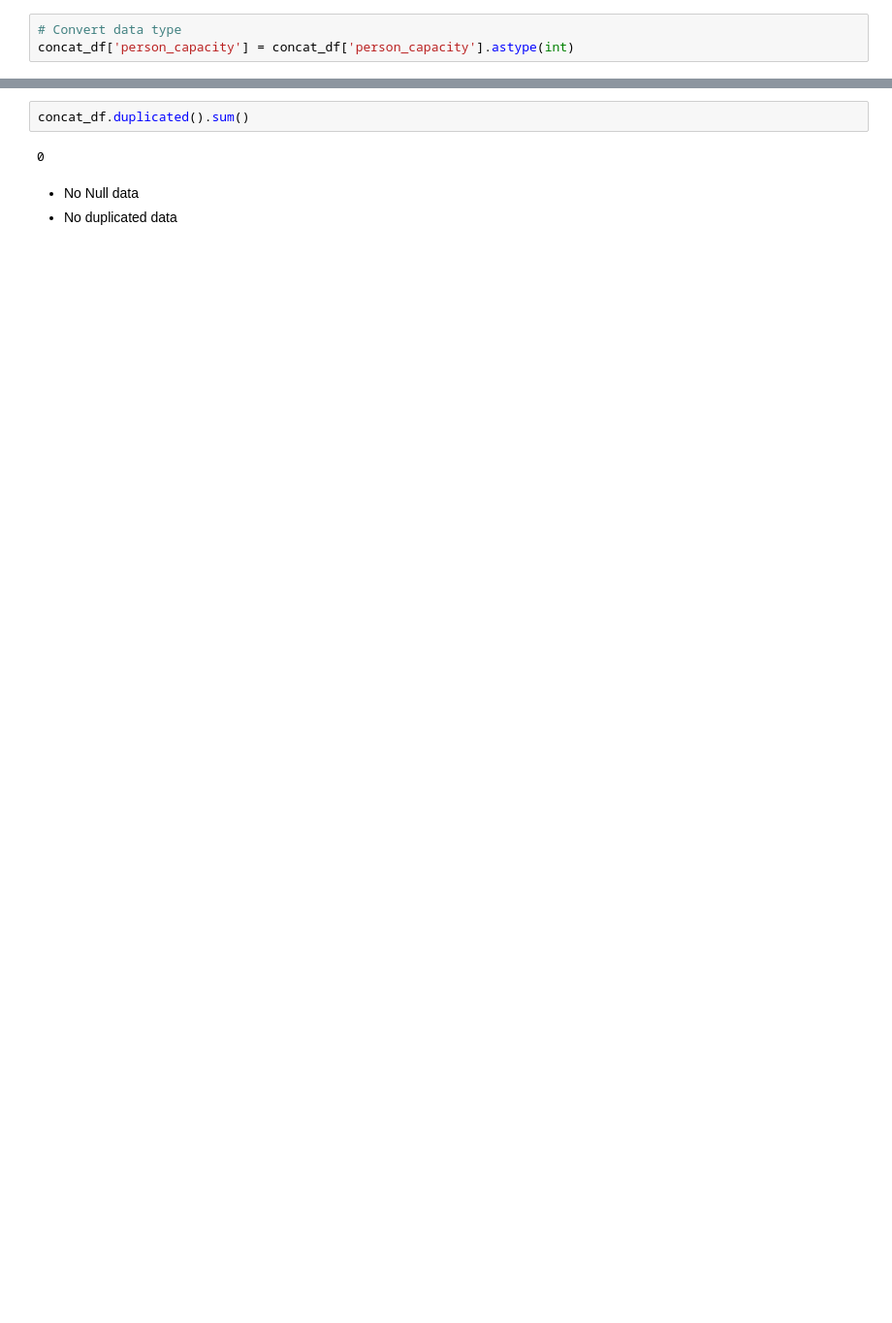
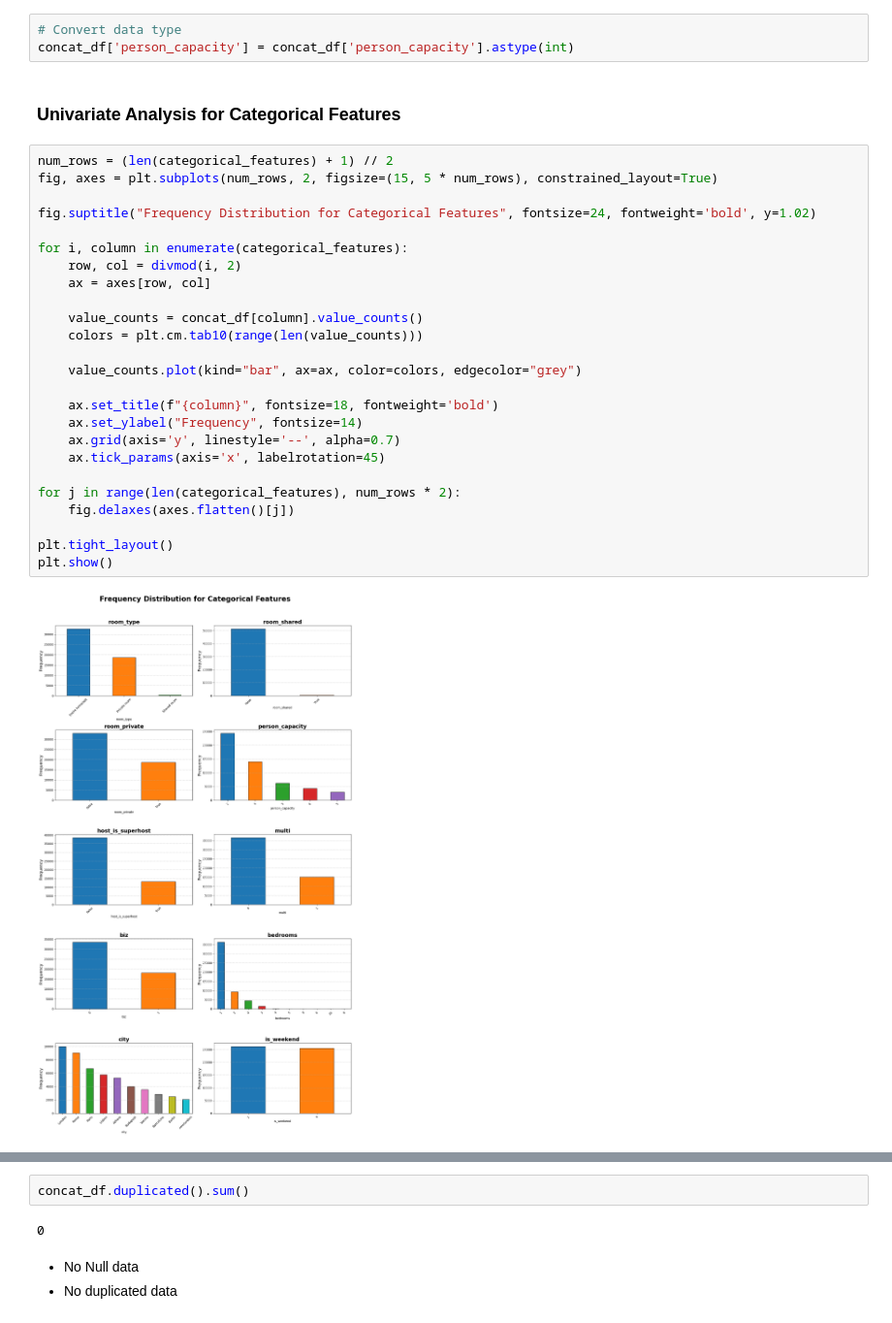
Before and after one commit to FiZufa/Final-Project-Rakamin, a Jupyter notebook: Notebooks/1_EDA.ipynb, the cells around one changed output, grey strips where cells are left out. Shown at 97% size. Cells and saved outputs as stored; diff of their text form; blank space fills up the shorter version.

```diff
--- a/Notebooks/1_EDA.ipynb
+++ b/Notebooks/1_EDA.ipynb
@@ -93,3 +67,32 @@ numerical_features = ['realSum', 'cleanliness_rating', 'guest_satisfaction_overa
 # %%
 # Convert data type
 concat_df['person_capacity'] = concat_df['person_capacity'].astype(int)
+# %% [markdown]
+### Univariate Analysis for **Categorical Features**
+# %%
+num_rows = (len(categorical_features) + 1) // 2
+fig, axes = plt.subplots(num_rows, 2, figsize=(15, 5 * num_rows), constrained_layout=True)
+
+fig.suptitle("Frequency Distribution for Categorical Features", fontsize=24, fontweight='bold', y=1.02)
+
+for i, column in enumerate(categorical_features):
+    row, col = divmod(i, 2)
+    ax = axes[row, col]
+
+    value_counts = concat_df[column].value_counts()
+    colors = plt.cm.tab10(range(len(value_counts)))
+
+    value_counts.plot(kind="bar", ax=ax, color=colors, edgecolor="grey")
+
+    ax.set_title(f"{column}", fontsize=18, fontweight='bold')
+    ax.set_ylabel("Frequency", fontsize=14)
+    ax.grid(axis='y', linestyle='--', alpha=0.7)
+    ax.tick_params(axis='x', labelrotation=45)
+
+for j in range(len(categorical_features), num_rows * 2):
+    fig.delaxes(axes.flatten()[j])
+
+plt.tight_layout()
+plt.show()
+# %% [output]
+[figure, added]
```
Also changed, not shown: parts of 17 cells of this notebook.
